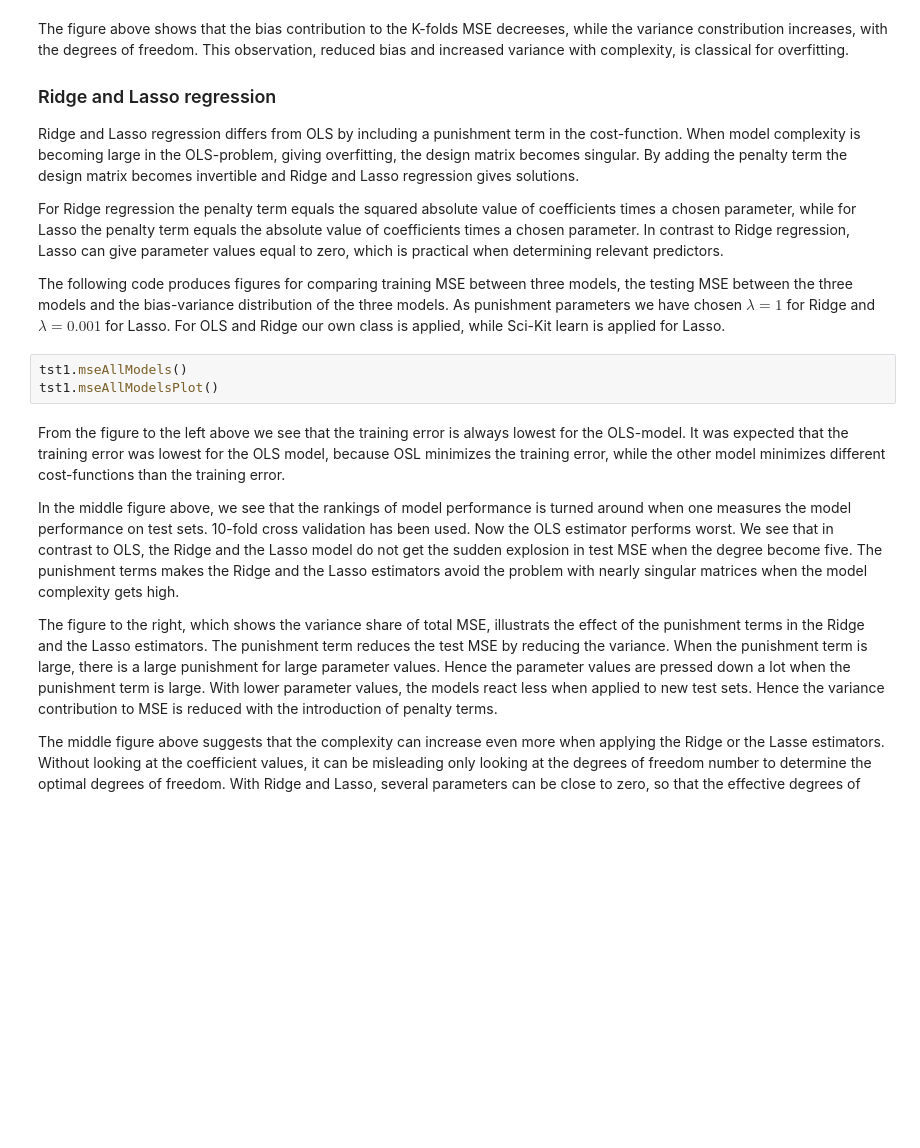
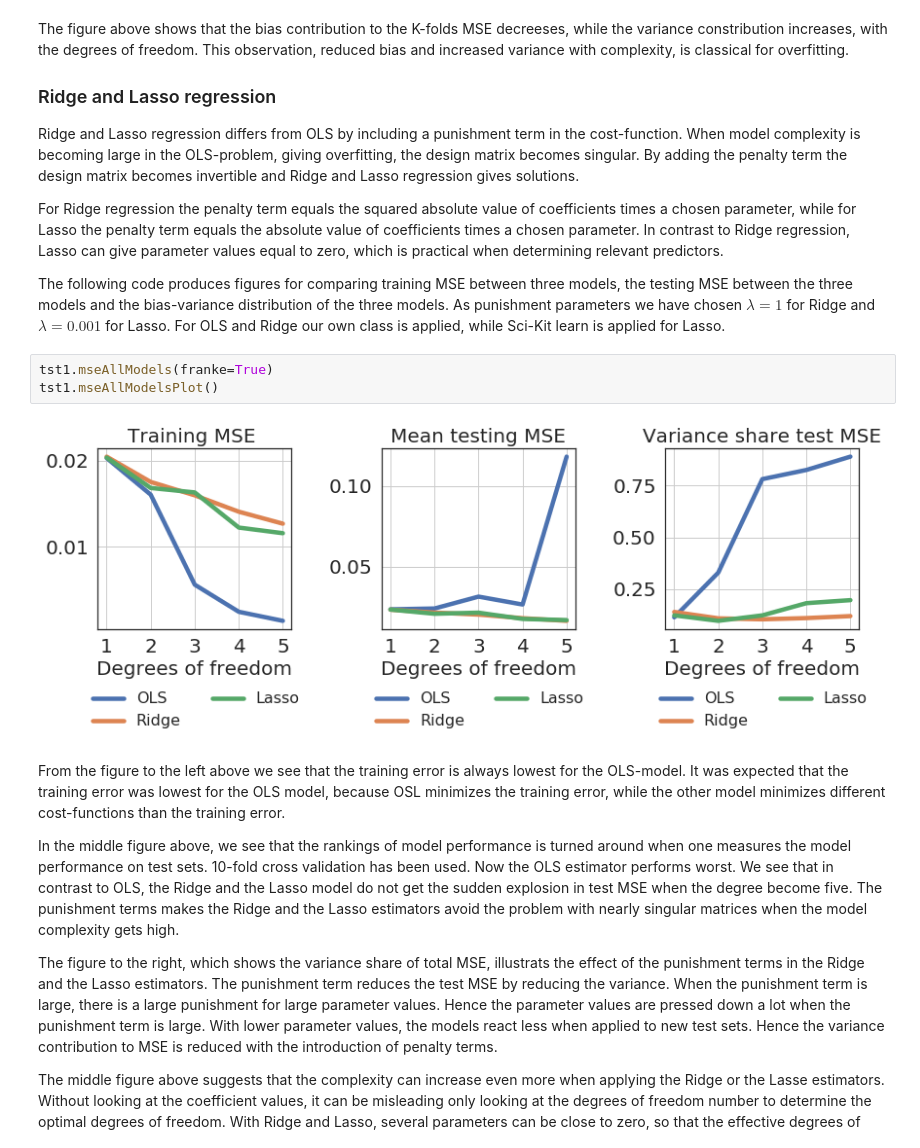
Before and after one commit to kaaja/ADAML, a Jupyter notebook: m1/m1Class.ipynb, the cells around one changed output. Drawn from its saved outputs; the diff is of its cells as text; blank space fills up the shorter version.

```diff
--- a/m1/m1Class.ipynb
+++ b/m1/m1Class.ipynb
@@ -76,8 +66,10 @@ For Ridge regression the penalty term equals the squared absolute value of coeff
 
 The following code produces figures for comparing training MSE between three models, the testing MSE between the three models and the bias-variance distribution of the three models. As punishment parameters we have chosen $\lambda =1 $ for Ridge and $\lambda = 0.001$ for Lasso. For OLS and Ridge our own class is applied, while Sci-Kit learn is applied for Lasso.
 # %%
-tst1.mseAllModels()
+tst1.mseAllModels(franke=True)
 tst1.mseAllModelsPlot()
+# %% [output]
+[figure, added]
 # %% [markdown]
 From the figure to the left above we see that the training error is always lowest for the OLS-model. It was expected that the training error was lowest for the OLS model, because OSL minimizes the training error, while the other model minimizes different cost-functions than the training error. <br>
 
```
Also changed, not shown: parts of 28 cells of this notebook, 2 other files.
